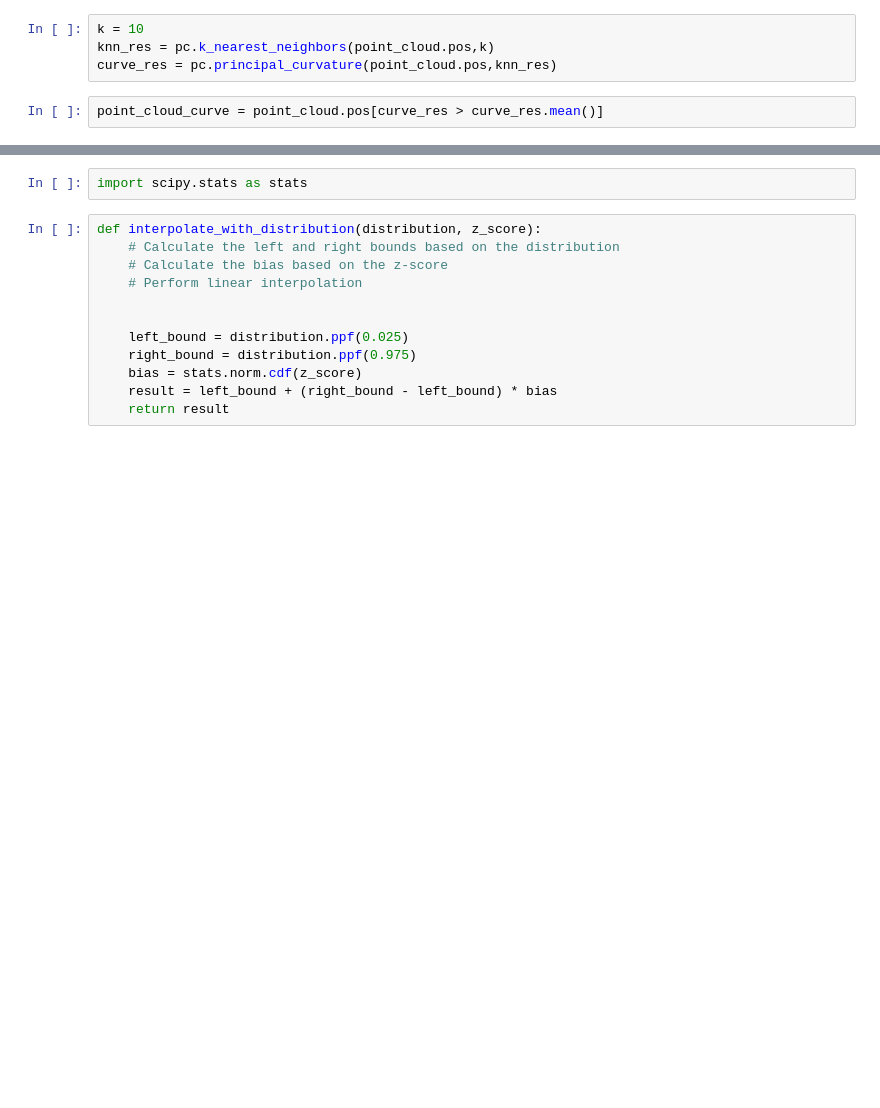
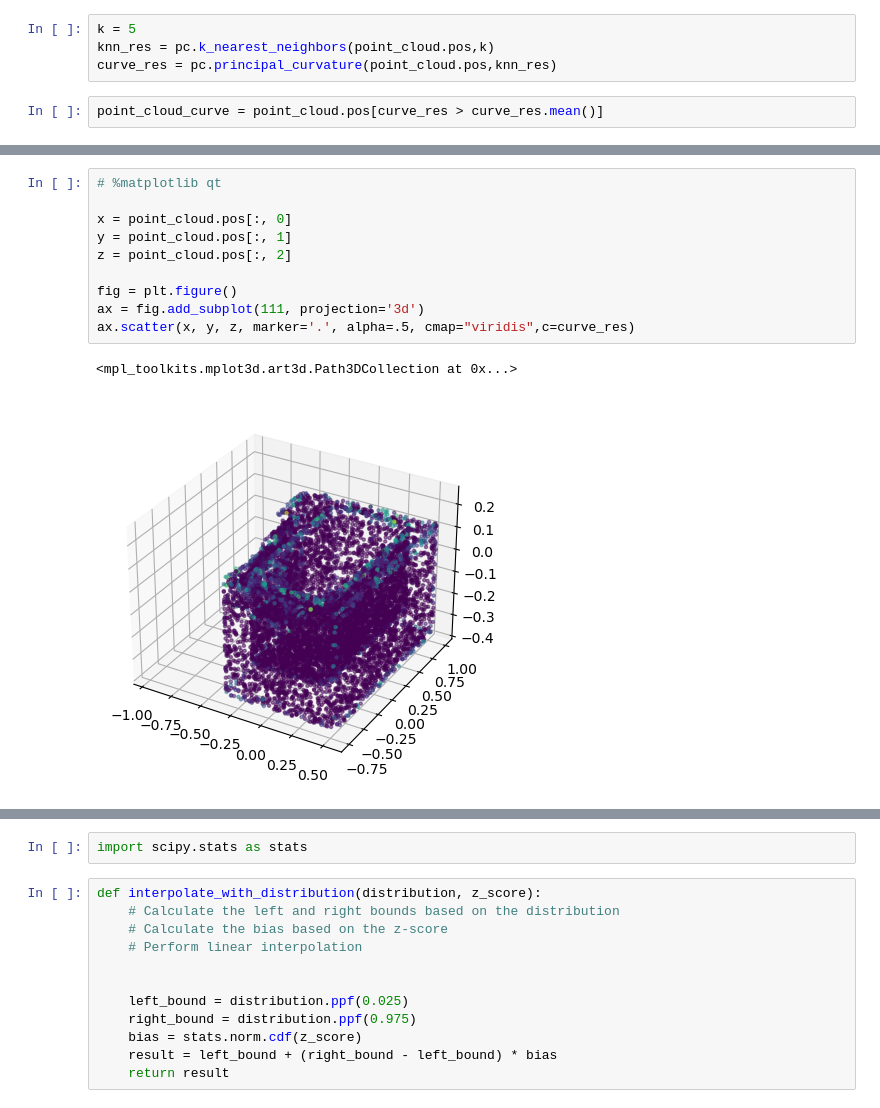
Before and after one commit to PaulHosek/Pointnet3, a Jupyter notebook: approaches/cuvature_v2.ipynb, the cells around one changed output, grey strips where cells are left out. Saved outputs shown, nothing was run; the diff lists cells and outputs as text; blank space fills up the shorter version.

```diff
--- a/approaches/cuvature_v2.ipynb
+++ b/approaches/cuvature_v2.ipynb
@@ -14,7 +14,7 @@ ModelNet10(3991)
 # %%
 point_cloud = train_dataset[1]  # 1000 = chair
 # %%
-k = 10
+k = 5
 knn_res = pc.k_nearest_neighbors(point_cloud.pos,k)
 curve_res = pc.principal_curvature(point_cloud.pos,knn_res)
 # %%
@@ -37,0 +37,13 @@ ax.scatter(x, y, z, marker='.', alpha=.5)
+# %%
+# %matplotlib qt
+
+x = point_cloud.pos[:, 0]
+y = point_cloud.pos[:, 1]
+z = point_cloud.pos[:, 2]
+
+fig = plt.figure()
+ax = fig.add_subplot(111, projection='3d')
+ax.scatter(x, y, z, marker='.', alpha=.5, cmap="viridis",c=curve_res)
+# %% [output]
+<mpl_toolkits.mplot3d.art3d.Path3DCollection at 0x...>
+[figure, added]
```
Also changed, not shown: parts of 6 cells of this notebook, 2 other files.
